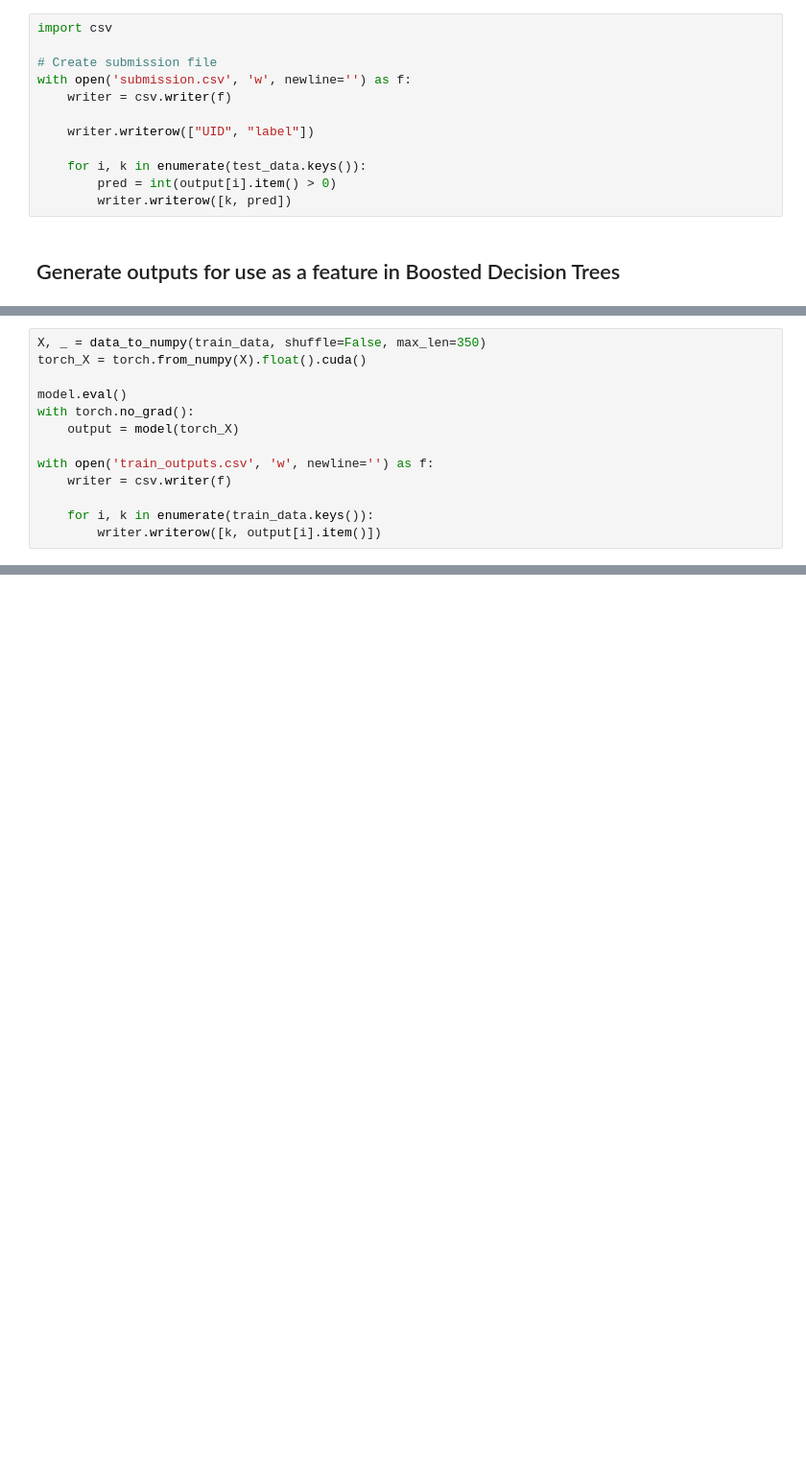
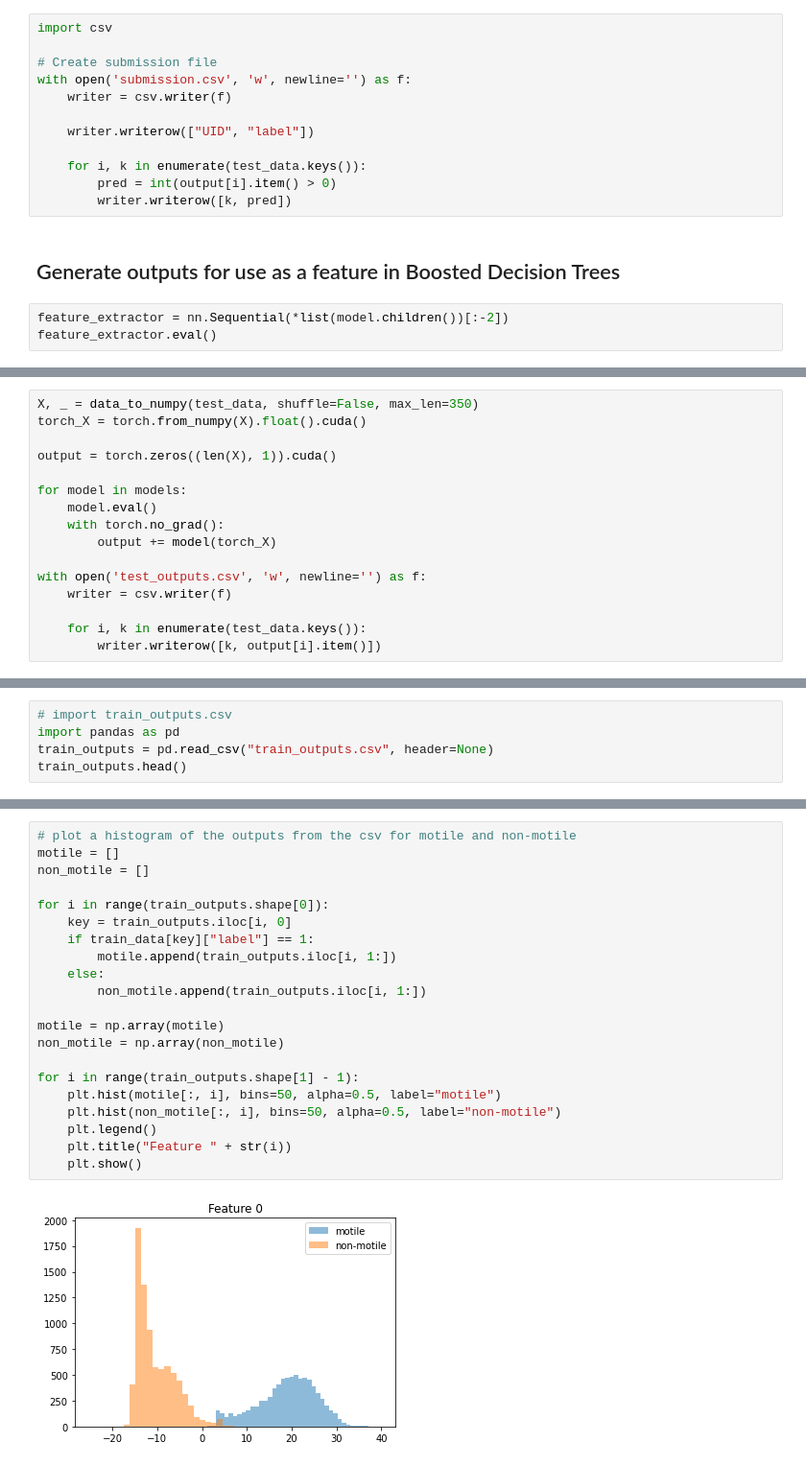
Before and after one commit to cruzsbrian/Caltech-CS155-2023, a Jupyter notebook: proj1/conv.ipynb, the cells around one changed output, grey strips where cells are left out. Shown at 96% size. Cells and saved outputs as stored; diff of their text form; blank space fills up the shorter version.

```diff
--- a/proj1/conv.ipynb
+++ b/proj1/conv.ipynb
@@ -534,3 +501,6 @@ with open('submission.csv', 'w', newline='') as f:
         writer.writerow([k, pred])
 # %% [markdown]
 ## Generate outputs for use as a feature in Boosted Decision Trees
+# %%
+feature_extractor = nn.Sequential(*list(model.children())[:-2])
+feature_extractor.eval()
@@ -539,13 +584,16 @@ with open('submission.csv', 'w', newline='') as f:
 # %%
-X, _ = data_to_numpy(train_data, shuffle=False, max_len=350)
+X, _ = data_to_numpy(test_data, shuffle=False, max_len=350)
 torch_X = torch.from_numpy(X).float().cuda()
 
-model.eval()
-with torch.no_grad():
-    output = model(torch_X)
+output = torch.zeros((len(X), 1)).cuda()
 
-with open('train_outputs.csv', 'w', newline='') as f:
+for model in models:
+    model.eval()
+    with torch.no_grad():
+        output += model(torch_X)
+
+with open('test_outputs.csv', 'w', newline='') as f:
     writer = csv.writer(f)
 
-    for i, k in enumerate(train_data.keys()):
+    for i, k in enumerate(test_data.keys()):
         writer.writerow([k, output[i].item()])
@@ -566,0 +602,5 @@ with open('test_outputs.csv', 'w', newline='') as f:
+# %%
+# import train_outputs.csv
+import pandas as pd
+train_outputs = pd.read_csv("train_outputs.csv", header=None)
+train_outputs.head()
@@ -566,0 +618,23 @@ with open('test_outputs.csv', 'w', newline='') as f:
+# %%
+# plot a histogram of the outputs from the csv for motile and non-motile
+motile = []
+non_motile = []
+
+for i in range(train_outputs.shape[0]):
+    key = train_outputs.iloc[i, 0]
+    if train_data[key]["label"] == 1:
+        motile.append(train_outputs.iloc[i, 1:])
+    else:
+        non_motile.append(train_outputs.iloc[i, 1:])
+
+motile = np.array(motile)
+non_motile = np.array(non_motile)
+
+for i in range(train_outputs.shape[1] - 1):
+    plt.hist(motile[:, i], bins=50, alpha=0.5, label="motile")
+    plt.hist(non_motile[:, i], bins=50, alpha=0.5, label="non-motile")
+    plt.legend()
+    plt.title("Feature " + str(i))
+    plt.show()
+# %% [output]
+[figure, added]
```
Also changed, not shown: parts of 30 cells of this notebook, 6 other files.
